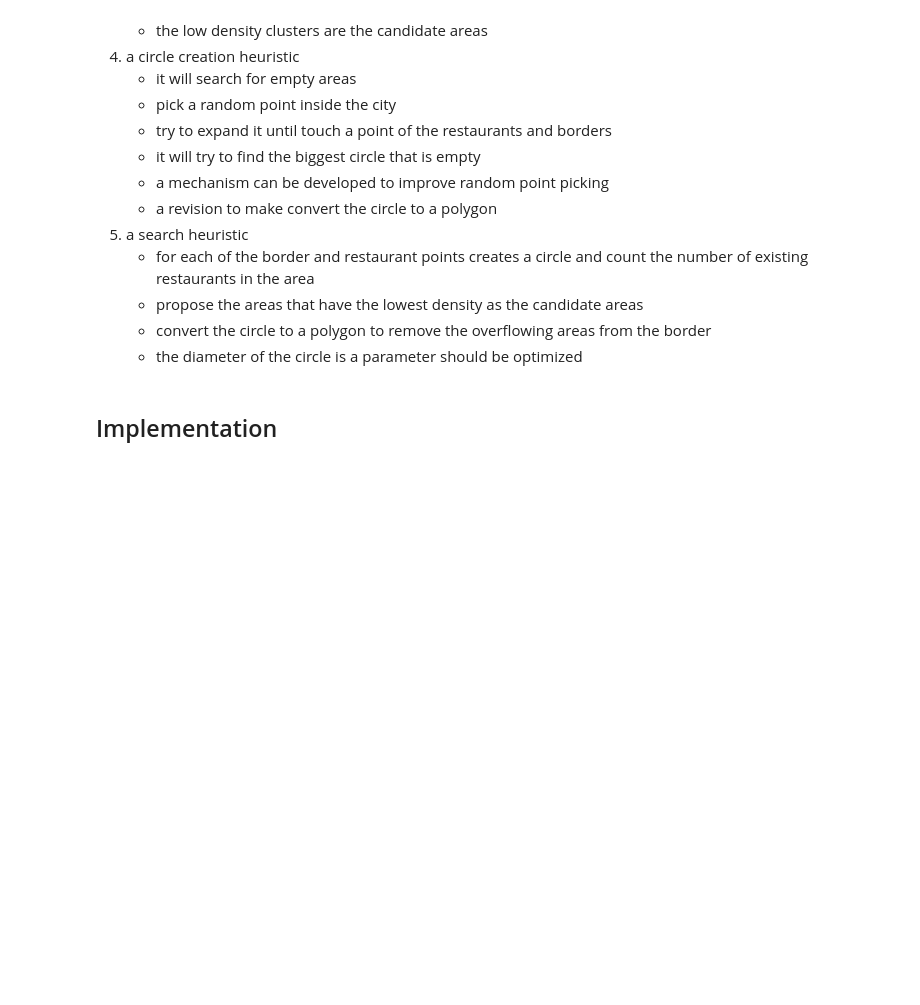
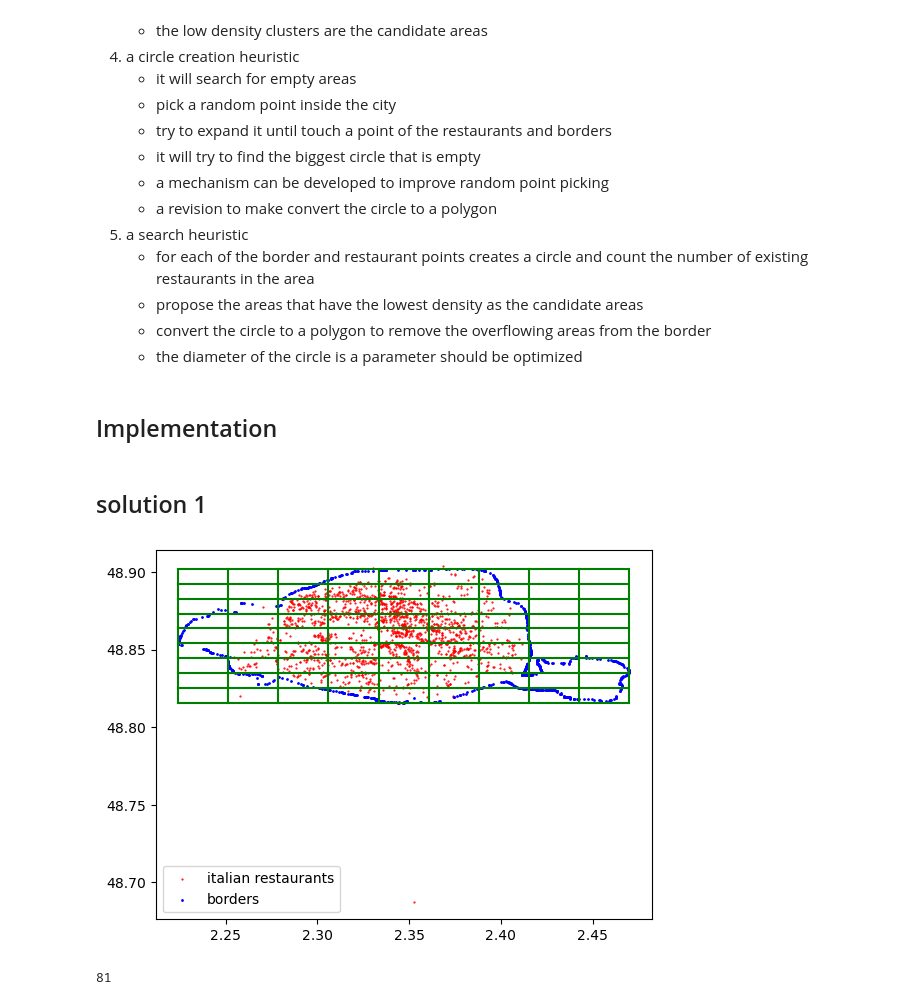
Before and after one commit to ihkaraman/foodstyles_tech_challenge, a Jupyter notebook: tech_challenge.ipynb, the cells around one changed output. Drawn from its saved outputs; the diff is of its cells as text; code cells hidden in the pictures; blank space fills up the shorter version.

Commit message:
bonus-solution_1

```diff
--- a/tech_challenge.ipynb
+++ b/tech_challenge.ipynb
@@ -717,3 +717,36 @@ In order to find the areas that have low density, different algorithms may be im
     - the diameter of the circle is a parameter should be optimized
 # %% [markdown]
 ## Implementation
+# %% [markdown]
+## solution 1
+# %%
+gird_size = 10
+
+longs = paris_bp[:,0]
+latds = paris_bp[:,1]
+# %%
+plt.scatter(x=paris_rests['longitude'], y=paris_rests['latitude'], s=0.3, c='r')
+plt.scatter(x=paris_bp[:,0], y=paris_bp[:,1], s=1, c='b',)
+
+for y in np.linspace(min(latds), max(latds), gird_size):
+    plt.plot([min(longs), max(longs)], [y, y], 'k-', color = 'g')
+
+for x in np.linspace(min(longs), max(longs), gird_size):
+    plt.plot([x, x], [min(latds), max(latds)], 'k-', color = 'g')
+
+plt.legend(['italian restaurants', 'borders'])
+plt.show()
+# %% [output]
+[figure, added]
+# %%
+longs_space = np.linspace(min(longs), max(longs), gird_size)
+latds_space = np.linspace(min(latds), max(latds), gird_size)
+
+all_corners = []
+for i in range(gird_size-1):
+    for j in range(gird_size-1):
+        all_corners.append(((longs_space[i], latds_space[j]), (longs_space[i+1], latds_space[j+1])))
+
+len(all_corners)
+# %% [output]
+81
```
Also changed, not shown: parts of 9 cells of this notebook.
